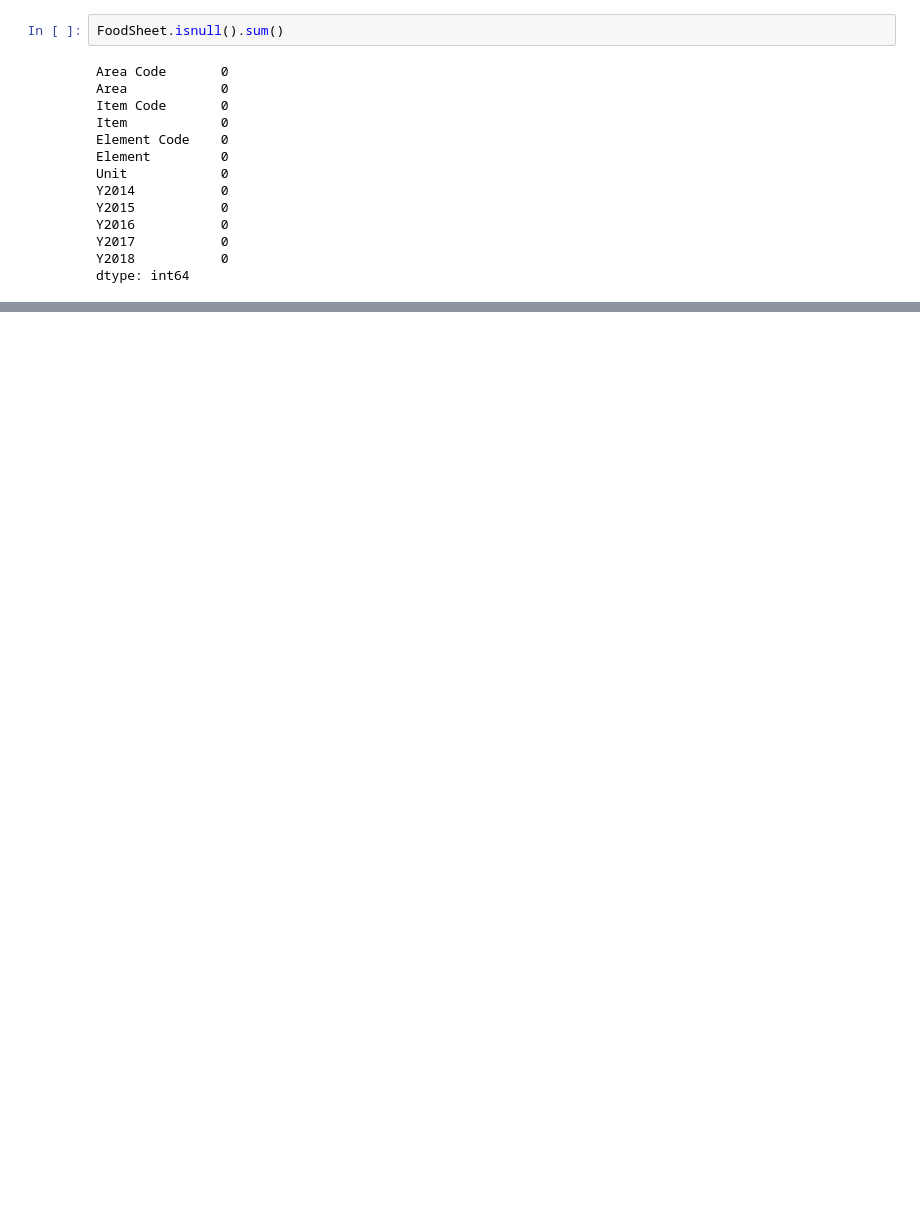
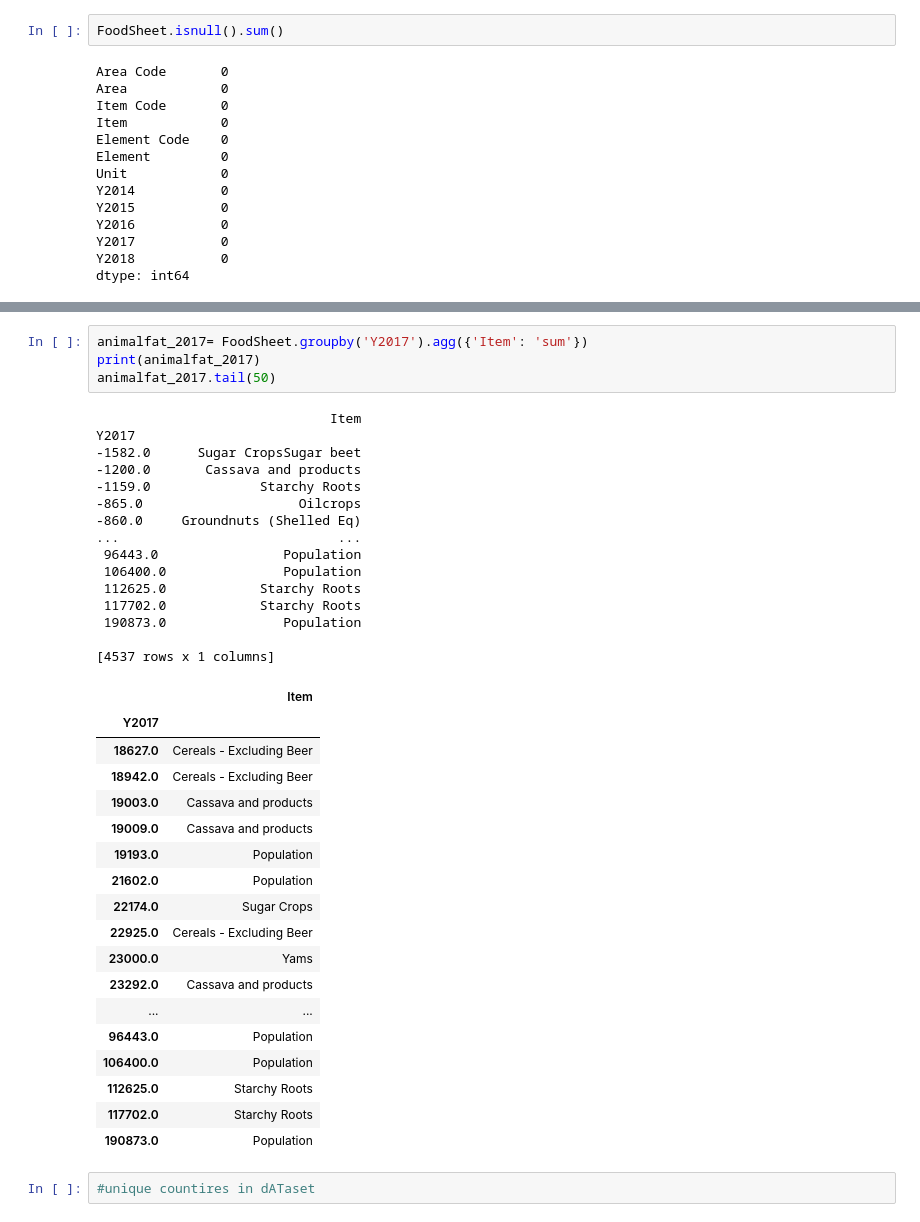
Before and after one commit to jadesola123/hamoye-stageA, a Jupyter notebook: FoodSheet.ipynb, the cells around one changed output, grey strips where cells are left out. Saved outputs shown, nothing was run; the diff lists cells and outputs as text; blank space fills up the shorter version.

```diff
--- a/FoodSheet.ipynb
+++ b/FoodSheet.ipynb
@@ -61,0 +100,40 @@ dtype: int64
+# %%
+animalfat_2017= FoodSheet.groupby('Y2017').agg({'Item': 'sum'})
+print(animalfat_2017)
+animalfat_2017.tail(50)
+# %% [output]
+                              Item
+Y2017
+-1582.0      Sugar CropsSugar beet
+-1200.0       Cassava and products
+-1159.0              Starchy Roots
+-865.0                    Oilcrops
+-860.0     Groundnuts (Shelled Eq)
+...                            ...
+ 96443.0                Population
+ 106400.0               Population
+ 112625.0            Starchy Roots
+ 117702.0            Starchy Roots
+ 190873.0               Population
+
+[4537 rows x 1 columns]
+|  | Item |
+| Y2017 |  |
+| 18627.0 | Cereals - Excluding Beer |
+| 18942.0 | Cereals - Excluding Beer |
+| 19003.0 | Cassava and products |
+| 19009.0 | Cassava and products |
+| 19193.0 | Population |
+| 21602.0 | Population |
+| 22174.0 | Sugar Crops |
+| 22925.0 | Cereals - Excluding Beer |
+| 23000.0 | Yams |
+| 23292.0 | Cassava and products |
+| ... | ... |
+| 96443.0 | Population |
+| 106400.0 | Population |
+| 112625.0 | Starchy Roots |
+| 117702.0 | Starchy Roots |
+| 190873.0 | Population |
+# %%
+#unique countires in dATaset
```
Also changed, not shown: parts of 10 cells of this notebook.
